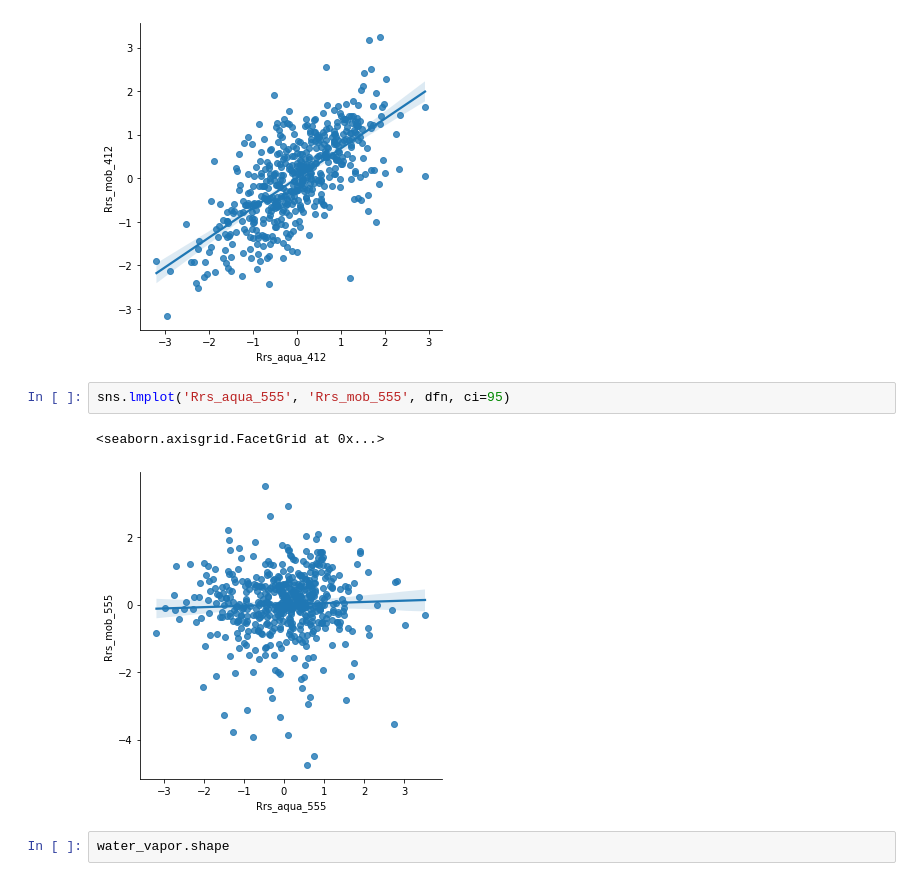
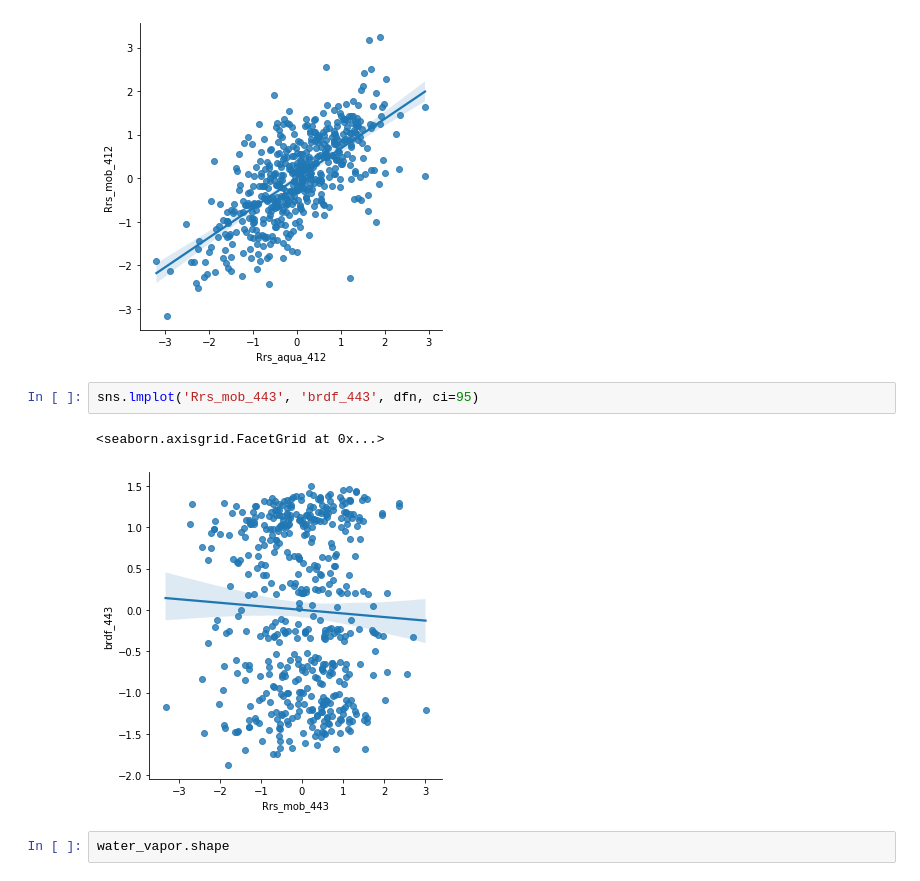
Before and after one commit to amiribr/moby_bias_analysis, a Jupyter notebook: vcal_analysis.ipynb, the cells around one changed output. Cells and saved outputs as stored; diff of their text form.

```diff
--- a/vcal_analysis.ipynb
+++ b/vcal_analysis.ipynb
@@ -423,10 +423,10 @@ sns.lmplot('Rrs_aqua_412', 'Rrs_mob_412', dfn, ci=95)
 [figure]
 [figure]
 # %%
-sns.lmplot('Rrs_aqua_555', 'Rrs_mob_555', dfn, ci=95)
+sns.lmplot('Rrs_mob_443', 'brdf_443', dfn, ci=95)
 # %% [output]
 <seaborn.axisgrid.FacetGrid at 0x...>
-[figure, old version]
+[figure, new version]
 # %%
 water_vapor.shape
 # %% [output]
```
Also changed, not shown: parts of 5 cells of this notebook, 6 other files.
